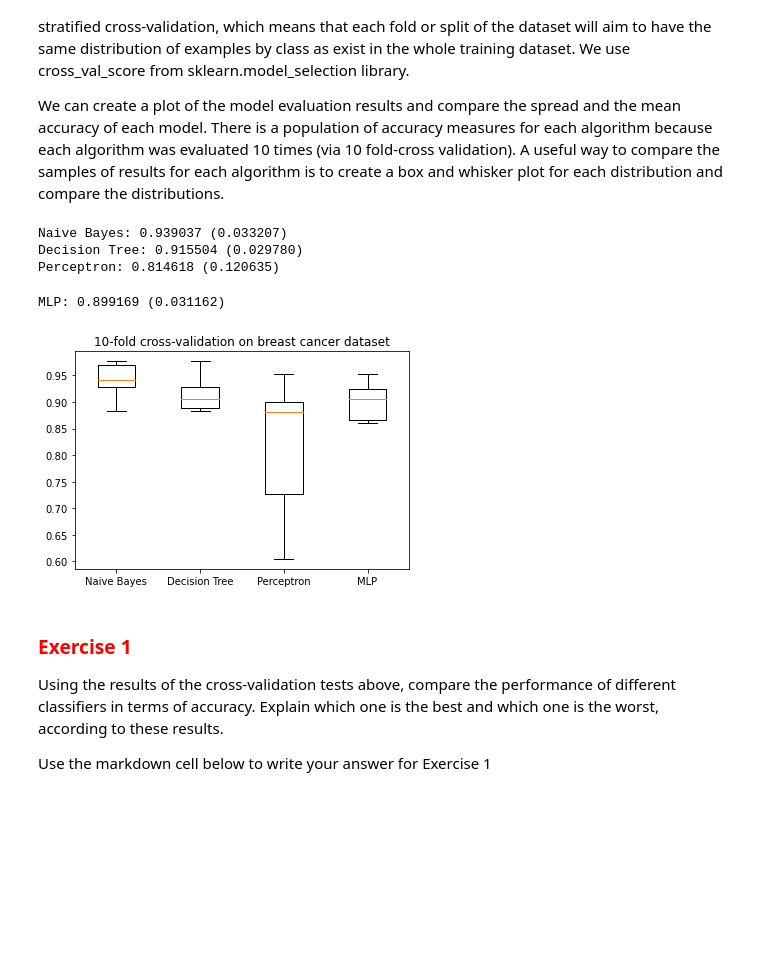
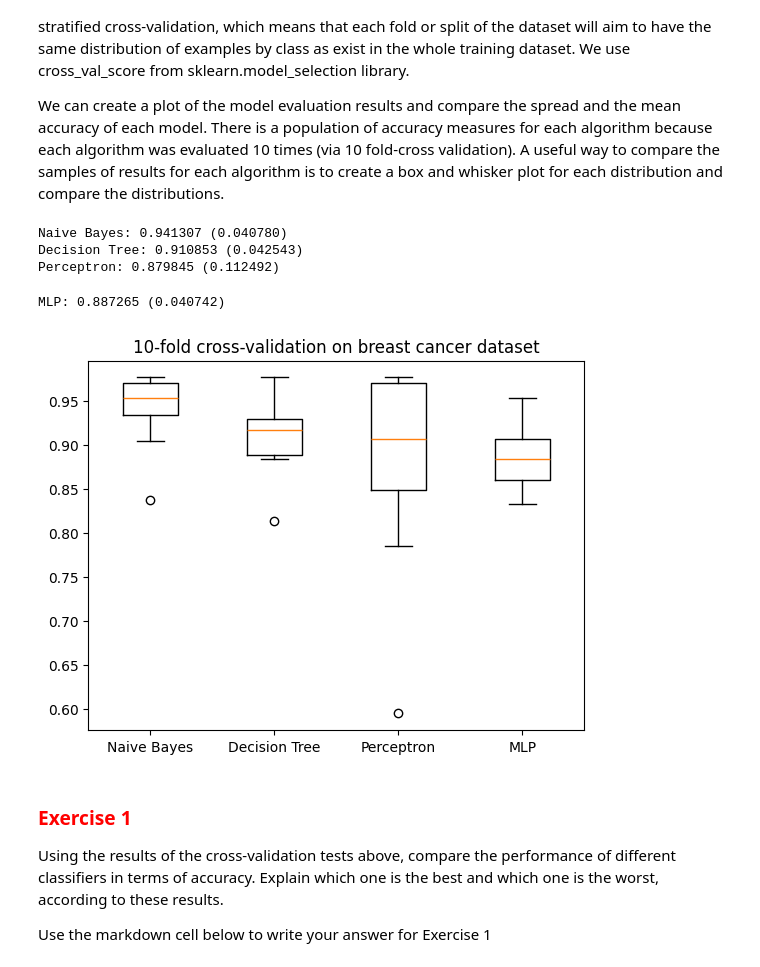
Before and after one commit to bmborne/Machine_Learning_Data_Mining, a Jupyter notebook: Week 04/MACHINE LEARNING AND DATA MINING (COMM055) - SEMR2 20245 - 2282025 - 1006 AM/MLDM_Week4_Lab_Exercises - Copy (1).ipynb, the cells around one changed output. Cells and saved outputs as stored; diff of their text form; code cells hidden in the pictures; blank space fills up the shorter version.

```diff
--- a/Week 04/MACHINE LEARNING AND DATA MINING (COMM055) - SEMR2 20245 - 2282025 - 1006 AM/MLDM_Week4_Lab_Exercises - Copy (1).ipynb
+++ b/Week 04/MACHINE LEARNING AND DATA MINING (COMM055) - SEMR2 20245 - 2282025 - 1006 AM/MLDM_Week4_Lab_Exercises - Copy (1).ipynb
@@ -46,39 +46,39 @@ X = breast_cancer[feature_names]
 # the target feature, i.e. diagnosis class
 y = breast_cancer.diagnosis
 
 from sklearn.preprocessing import LabelEncoder
 class_le = LabelEncoder()
 # M -> 1 and B -> 0
 y = class_le.fit_transform(breast_cancer.diagnosis.values)
 
 
 X_train, X_validation, Y_train, Y_validation = train_test_split(X, y, test_size=0.25, random_state=0)
 # Spot Check Algorithms
 models = []
 models.append(('Naive Bayes', GaussianNB()))
 models.append(('Decision Tree', DecisionTreeClassifier()))
 models.append(('Perceptron', Perceptron(eta0=0.1, random_state=0, max_iter=100)))
 models.append(('MLP', MLPClassifier(random_state=0, activation='logistic', hidden_layer_sizes=(10,), max_iter=100)))
 
 # evaluate each model in turn
 results = []
 names = []
 for name, model in models:
-	kfold = StratifiedKFold(n_splits=10, random_state=1)
+	kfold = StratifiedKFold(n_splits=10,shuffle=True, random_state=1)
 	cv_results = cross_val_score(model, X_train, Y_train, cv=kfold, scoring='accuracy')
 	results.append(cv_results)
 	names.append(name)
 	print('%s: %f (%f)' % (name, cv_results.mean(), cv_results.std()))
 # Compare Algorithms
 pyplot.boxplot(results, labels=names)
 pyplot.title('10-fold cross-validation on breast cancer dataset')
 pyplot.show()
 # %% [output]
-Naive Bayes: 0.939037 (0.033207)
-Decision Tree: 0.915504 (0.029780)
-Perceptron: 0.814618 (0.120635)
+Naive Bayes: 0.941307 (0.040780)
+Decision Tree: 0.910853 (0.042543)
+Perceptron: 0.879845 (0.112492)
-MLP: 0.899169 (0.031162)
+MLP: 0.887265 (0.040742)
-[figure, old version]
+[figure, new version]
 # %% [markdown]
 <h3><font color="red">Exercise 1 </font> </h3>
 <p>Using the results of the cross-validation tests above, compare the performance of different classifiers in terms of accuracy. Explain which one is the best and which one is the worst, according to these results.</p>
```
Also changed, not shown: parts of 14 cells of this notebook.
